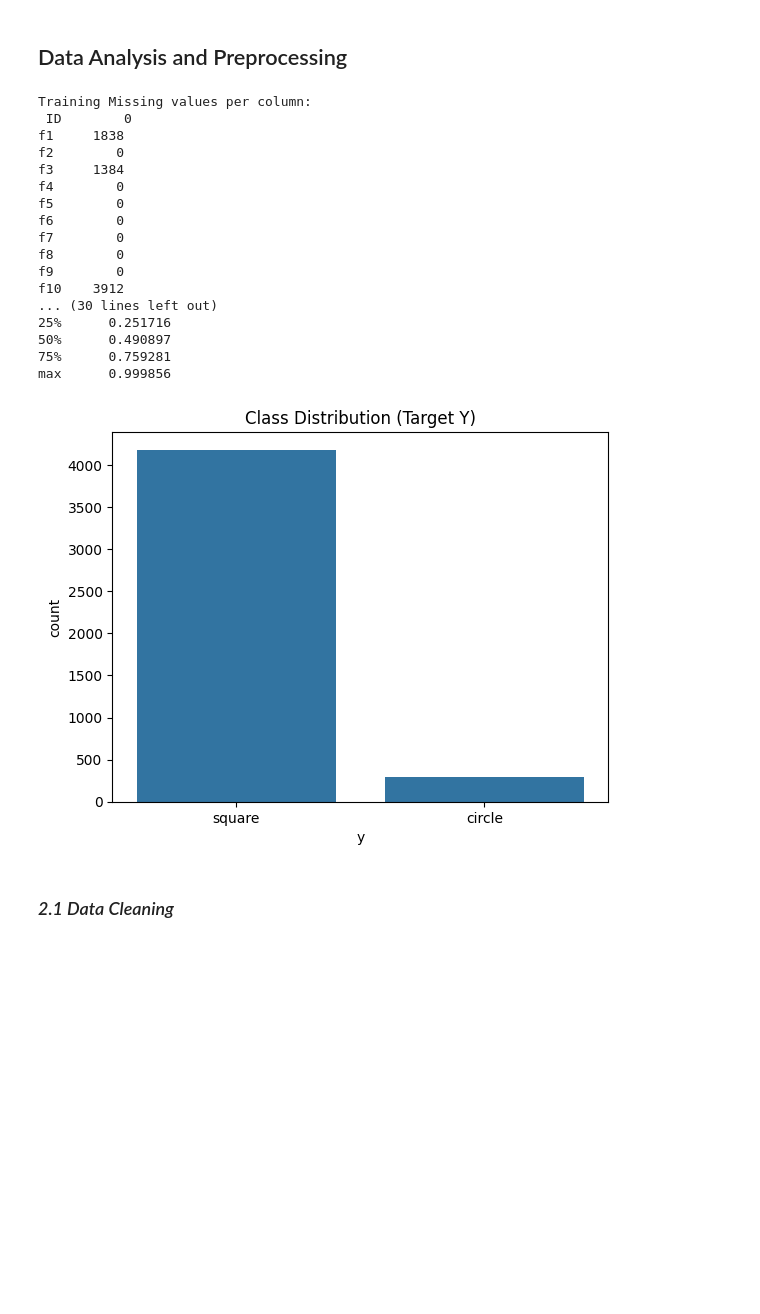
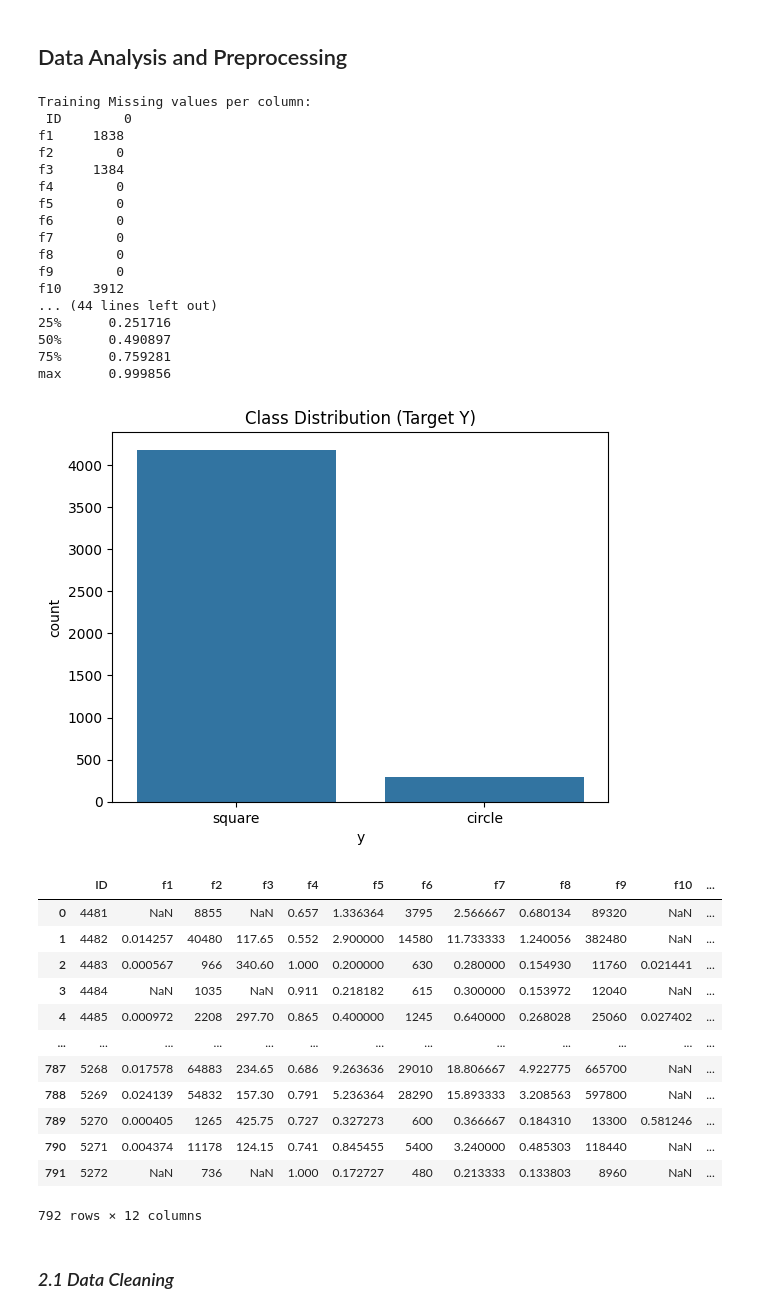
Before and after one commit to Ahmedexe/ICS485-Project, a Jupyter notebook: projectPartA.ipynb, the cells around one changed output. Drawn from its saved outputs; the diff is of its cells as text; code cells hidden in the pictures; blank space fills up the shorter version.

```diff
--- a/projectPartA.ipynb
+++ b/projectPartA.ipynb
@@ -44,7 +44,10 @@ import matplotlib.pyplot as plt
 
 print("\nTraining Missing values per column:\n", df.isna().sum())
 
+print("\Testing Missing values per column:\n", df_test.isna().sum())
+
 print("\nStatistics:\n", df.describe())
+
 
 # Class distribution
 sns.countplot(x=df.iloc[:, -1])
@@ -63,12 +66,28 @@ f7        0
 f8        0
 f9        0
 f10    3912
-... (30 lines left out)
+... (44 lines left out)
 25%      0.251716
 50%      0.490897
 75%      0.759281
 max      0.999856
 [figure]
+# %%
+df_test
+# %% [output]
+|  | ID | f1 | f2 | f3 | f4 | f5 | f6 | f7 | f8 | f9 | f10 | ... |
+| 0 | 4481 | NaN | 8855 | NaN | 0.657 | 1.336364 | 3795 | 2.566667 | 0.680134 | 89320 | NaN | ... |
+| 1 | 4482 | 0.014257 | 40480 | 117.65 | 0.552 | 2.900000 | 14580 | 11.733333 | 1.240056 | 382480 | NaN | ... |
+| 2 | 4483 | 0.000567 | 966 | 340.60 | 1.000 | 0.200000 | 630 | 0.280000 | 0.154930 | 11760 | 0.021441 | ... |
+| 3 | 4484 | NaN | 1035 | NaN | 0.911 | 0.218182 | 615 | 0.300000 | 0.153972 | 12040 | NaN | ... |
+| 4 | 4485 | 0.000972 | 2208 | 297.70 | 0.865 | 0.400000 | 1245 | 0.640000 | 0.268028 | 25060 | 0.027402 | ... |
+| ... | ... | ... | ... | ... | ... | ... | ... | ... | ... | ... | ... | ... |
+| 787 | 5268 | 0.017578 | 64883 | 234.65 | 0.686 | 9.263636 | 29010 | 18.806667 | 4.922775 | 665700 | NaN | ... |
+| 788 | 5269 | 0.024139 | 54832 | 157.30 | 0.791 | 5.236364 | 28290 | 15.893333 | 3.208563 | 597800 | NaN | ... |
+| 789 | 5270 | 0.000405 | 1265 | 425.75 | 0.727 | 0.327273 | 600 | 0.366667 | 0.184310 | 13300 | 0.581246 | ... |
+| 790 | 5271 | 0.004374 | 11178 | 124.15 | 0.741 | 0.845455 | 5400 | 3.240000 | 0.485303 | 118440 | NaN | ... |
+| 791 | 5272 | NaN | 736 | NaN | 1.000 | 0.172727 | 480 | 0.213333 | 0.133803 | 8960 | NaN | ... |
+792 rows × 12 columns
 # %% [markdown]
 ### *2.1 Data Cleaning*
 # %%
```
Also changed, not shown: parts of 13 cells of this notebook, 1 other file.
